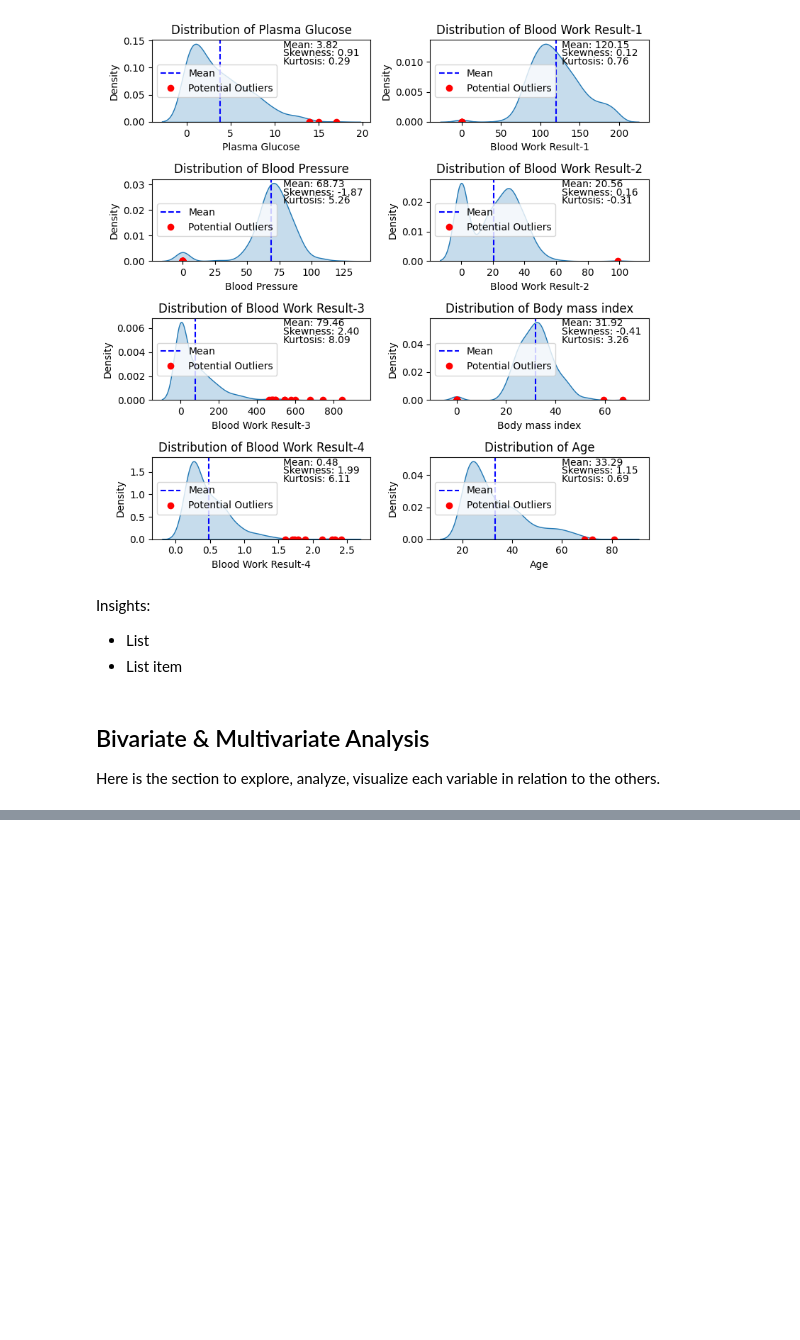
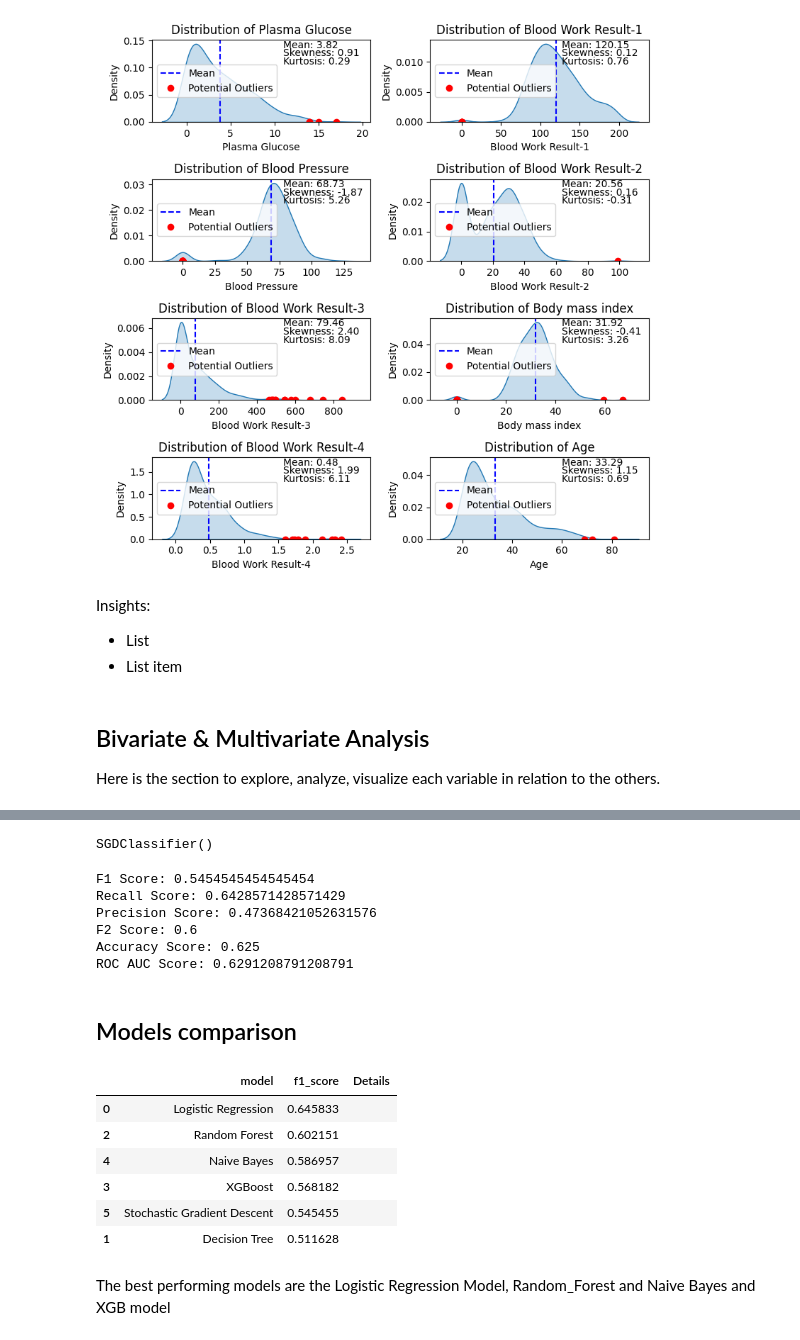
Before and after one commit to gwin01/Sepsis_Classification_Project, a Jupyter notebook: Data_Analysis.ipynb, the cells around one changed output, grey strips where cells are left out. Drawn from its saved outputs; the diff is of its cells as text; code cells hidden in the pictures; blank space fills up the shorter version.

```diff
--- a/Data_Analysis.ipynb
+++ b/Data_Analysis.ipynb
@@ -316,0 +675,13 @@ plt.show()
+# %%
+#Predictions on Evaluation set
+nb_classifier_preds = nb_classifier.predict(X_eval_scaled)
+
+# Calculate evaluation metrics
+nb_classifier_f1_score = f1_score(y_eval, nb_classifier_preds)
+nb_classifier_recall = recall_score(y_eval, nb_classifier_preds)
+nb_classifier_precision = precision_score(y_eval, nb_classifier_preds)
+nb_classifier_f2_score = fbeta_score(y_eval, nb_classifier_preds, beta=2)
+nb_classifier_accuracy = accuracy_score(y_eval, nb_classifier_preds)
+
+# Calculate AUC score
+nb_classifier_auc_score = roc_auc_score(y_eval, nb_classifier_preds)
@@ -316,0 +704,55 @@ plt.show()
+# %%
+#Instantiating the model
+sgd_classifier = SGDClassifier()
+
+#Training Model
+sgd_classifier.fit(X_train_resampled,y_train_resampled)
+# %% [output]
+SGDClassifier()
+# %%
+#Predictions on Evaluation set
+sgd_classifier_preds = sgd_classifier.predict(X_eval_scaled)
+
+# Calculate evaluation metrics
+sgd_classifier_f1_score = f1_score(y_eval, sgd_classifier_preds)
+sgd_classifier_recall = recall_score(y_eval, sgd_classifier_preds)
+sgd_classifier_precision = precision_score(y_eval, sgd_classifier_preds)
+sgd_classifier_f2_score = fbeta_score(y_eval, sgd_classifier_preds, beta=2)
+sgd_classifier_accuracy = accuracy_score(y_eval, sgd_classifier_preds)
+
+# Calculate AUC score
+sgd_classifier_auc_score = roc_auc_score(y_eval, sgd_classifier_preds)
+# %%
+print("F1 Score:", sgd_classifier_f1_score)
+print("Recall Score:", sgd_classifier_recall)
+print("Precision Score:", sgd_classifier_precision)
+print("F2 Score:", sgd_classifier_f2_score)
+print("Accuracy Score:", sgd_classifier_accuracy)
+print("ROC AUC Score:", sgd_classifier_auc_score)
+# %% [output]
+F1 Score: 0.5454545454545454
+Recall Score: 0.6428571428571429
+Precision Score: 0.47368421052631576
+F2 Score: 0.6
+Accuracy Score: 0.625
+ROC AUC Score: 0.6291208791208791
+# %% [markdown]
+## Models comparison
+# %%
+results = {'model': ['Logistic Regression','Decision Tree', 'Random Forest','XGBoost','Naive Bayes','Stochastic Gradient Descent'],
+           'f1_score': [lr_f1_score, tree_classifier_f1_score,rf_classifier_f1_score,xgb_classifier_f1_score,nb_classifier_f1_score,sgd_classifier_f1_score],
+           'Details': ['','','','','','']}
+
+results_df = pd.DataFrame(results)
+# %%
+results_df.sort_values(by = 'f1_score', ascending = False)
+# %% [output]
+|  | model | f1_score | Details |
+| 0 | Logistic Regression | 0.645833 |  |
+| 2 | Random Forest | 0.602151 |  |
+| 4 | Naive Bayes | 0.586957 |  |
+| 3 | XGBoost | 0.568182 |  |
+| 5 | Stochastic Gradient Descent | 0.545455 |  |
+| 1 | Decision Tree | 0.511628 |  |
+# %% [markdown]
+The best performing models are the Logistic Regression Model, Random_Forest and Naive Bayes and XGB model
```
Also changed, not shown: parts of 76 cells of this notebook.
